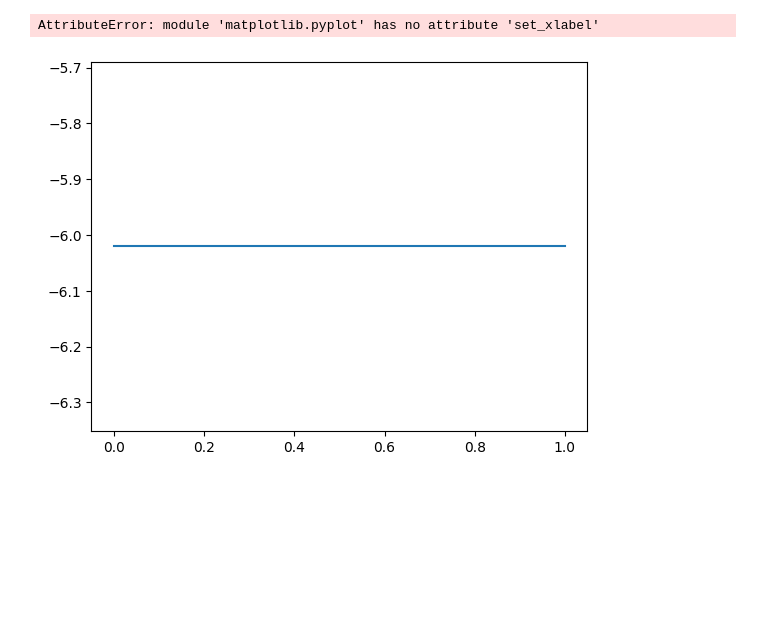
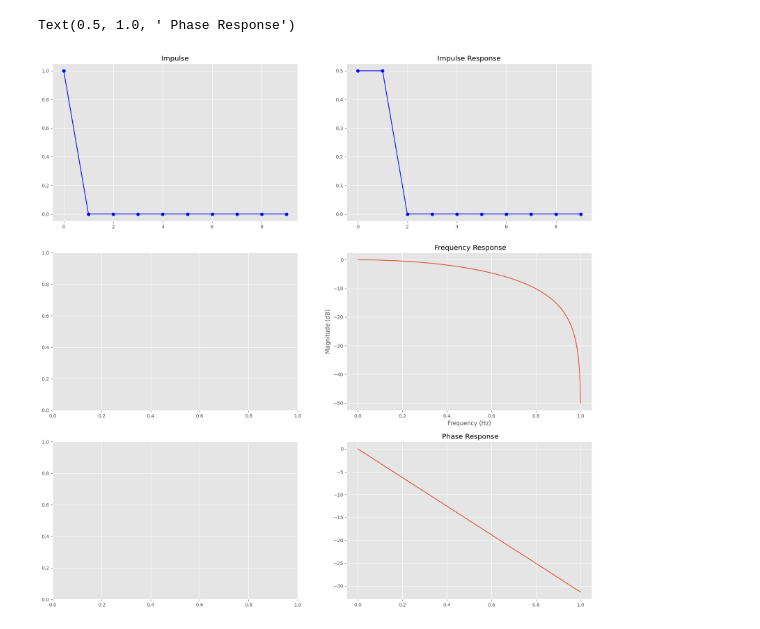
Before and after one commit to eiselekd/lang, a Jupyter notebook: dsp/fir/impulse.ipynb, the cells around one changed output. Cells and saved outputs as stored; diff of their text form; code cells hidden in the pictures; blank space fills up the shorter version.

```diff
--- a/dsp/fir/impulse.ipynb
+++ b/dsp/fir/impulse.ipynb
@@ -1,32 +1,45 @@
 # %%
 import numpy as np
 import matplotlib.pyplot as plt
 import scipy.fftpack as fft
+from matplotlib import style
 
-#plt.style.use(['science','notebook','grid'])
+plt.style.use('ggplot')
 
 samples=1000
 
 impulse = np.zeros(samples)
 impulse[0] = 1
 
 def feedForward(x, a0, a1):
     b = np.zeros(samples)
-    for i in range(0, x,.size):
+    for i in range(0, x.size):
         b[i] = a0 * x[i] + a1 * x[i-1]
     return b
 
 response = feedForward(impulse,0.5, 0.5);
 
 x=np.linspace(0, 1, response.size//2)
 with np.errstate(divide='ignore', invalid='ignore'):
     response_fft = fft.fft(response)
     y=(20 * np.log10(np.abs(response_fft)))[:response_fft.size//2]
+    phase=(20 * np.angle(response_fft))[:response_fft.size//2]
 
 
-plt.plot(x, y, label='b')
-plt.set_xlabel('Frequency (Hz)')
-plt.set_ylabel('Magnitude (dB)')
+fig, ax = plt.subplots(3,2, figsize=(20, 20))
+
+ax[0][0].plot(impulse[:10],'bo-')
+ax[0][0].set_title('Impulse')
+ax[0][1].plot(response[:10],'bo-')
+ax[0][1].set_title('Impulse Response')
+
+ax[1][1].plot(x, y, label='b')
+ax[1][1].set_xlabel('Frequency (Hz)')
+ax[1][1].set_ylabel('Magnitude (dB)')
+ax[1][1].set_title(' Frequency Response')
+
+ax[2][1].plot(x, phase, label='b')
+ax[2][1].set_title(' Phase Response')
 # %% [output]
-AttributeError: module 'matplotlib.pyplot' has no attribute 'set_xlabel'
+Text(0.5, 1.0, ' Phase Response')
-[figure, old version]
+[figure, new version]
```
